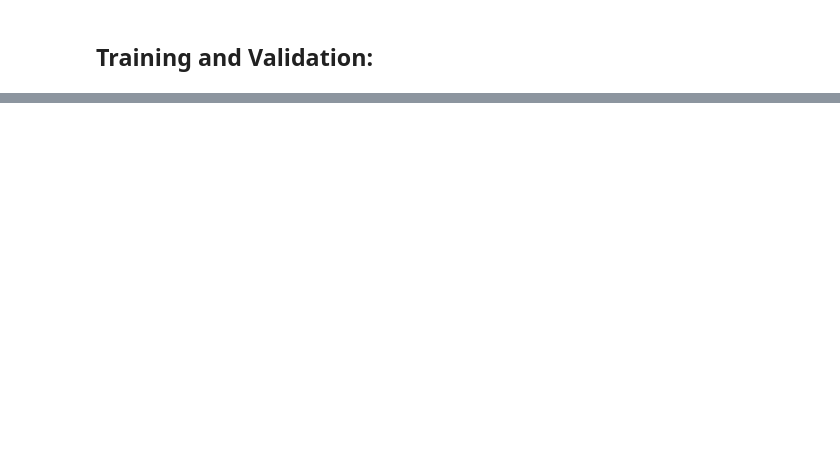
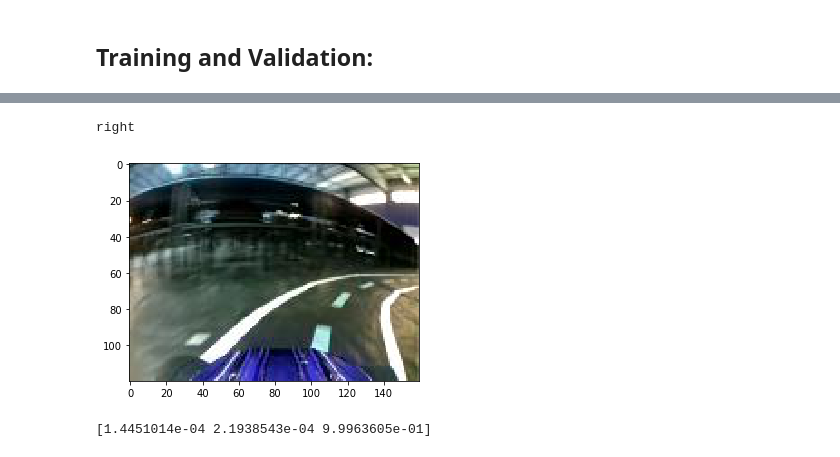
Before and after one commit to brontisaur/CounterpointDonkey, a Jupyter notebook: Categorical Model.ipynb, the cells around one changed output, grey strips where cells are left out. Saved outputs shown, nothing was run; the diff lists cells and outputs as text; code cells hidden in the pictures; blank space fills up the shorter version.

```diff
--- a/Categorical Model.ipynb
+++ b/Categorical Model.ipynb
@@ -132,7 +132,7 @@ model = Sequential()
 model.add(Convolution2D(24, (5,5), strides=(2,2), activation='relu', input_shape=(120, 160, 3)))
 model.add(Convolution2D(32, (3,3), strides=(2,2), activation='relu'))
 model.add(Convolution2D(64, (3,3), strides=(2,2), activation='relu'))
-model.add(Convolution2D(64, (3,3), strides=(1,1), activation='relu'))
+model.add(Convolution2D(128, (3,3), strides=(1,1), activation='relu'))
 model.add(Flatten())
 model.add(Dense(100, activation='relu'))
 model.add(Dense(50, activation='relu'))
@@ -183,13 +189,17 @@ Epoch 6/20
 # %%
 out = model.predict(x_images, batch_size=200)
 
-if out[1500,0] == 1:
+if out[1500,0] >= 0.5:
     print('left')
-elif out[1500, 1] == 1:
+elif out[1500, 1] >= 0.5:
     print('straight')
-elif out[1500, 2] == 1:
+elif out[1500, 2] >= 0.5:
     print('right')
 
 plt.imshow(x_images[1500])
 plt.show()
 print(out[1500])
+# %% [output]
+right
+[figure, added]
+[1.4451014e-04 2.1938543e-04 9.9963605e-01]
```
Also changed, not shown: parts of 2 cells of this notebook.
